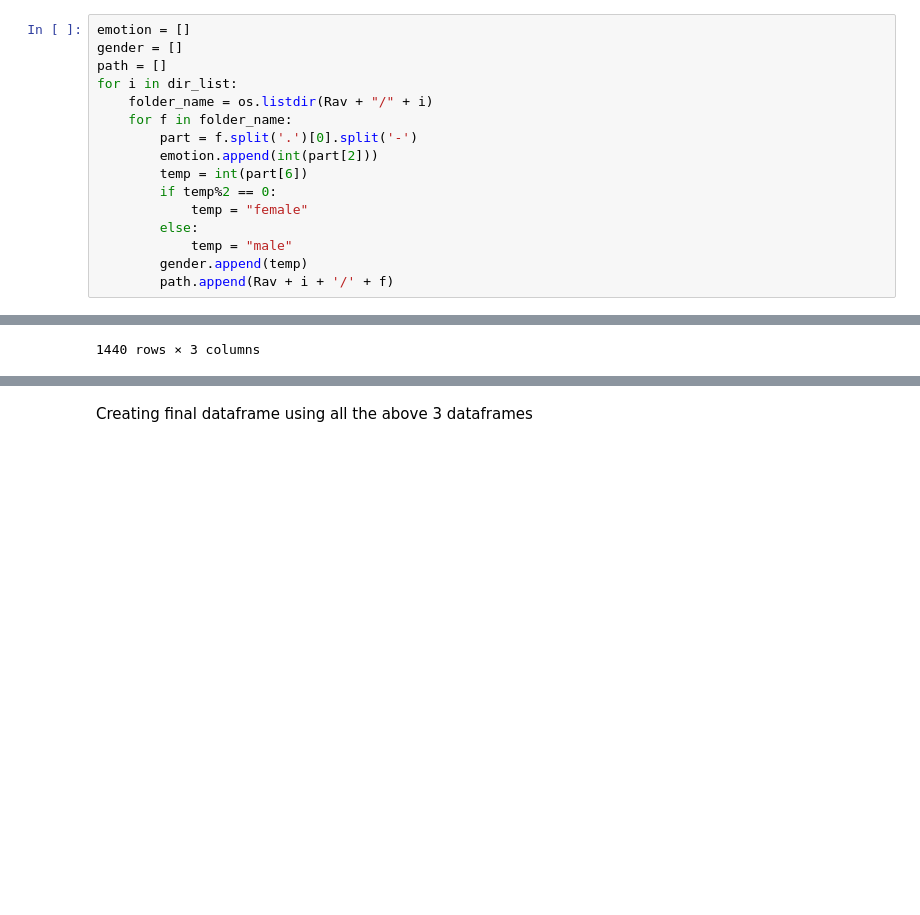
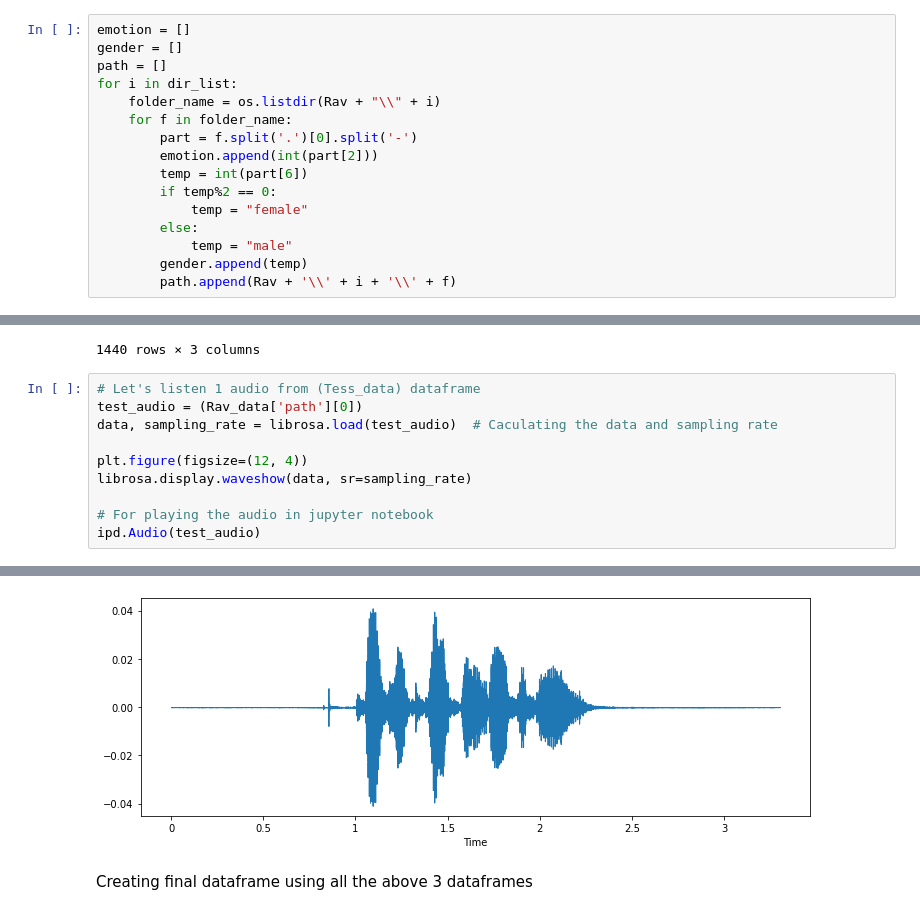
Before and after one commit to SinghYuvraj01/Speech-emotion-Recoginition, a Jupyter notebook: Project_Code.ipynb, the cells around one changed output, grey strips where cells are left out. Drawn from its saved outputs; the diff is of its cells as text; blank space fills up the shorter version.

```diff
--- a/Project_Code.ipynb
+++ b/Project_Code.ipynb
@@ -179,7 +216,7 @@ emotion = []
 gender = []
 path = []
 for i in dir_list:
-    folder_name = os.listdir(Rav + "/" + i)
+    folder_name = os.listdir(Rav + "\\" + i)
     for f in folder_name:
         part = f.split('.')[0].split('-')
         emotion.append(int(part[2]))
@@ -189,7 +226,7 @@ for i in dir_list:
         else:
             temp = "male"
         gender.append(temp)
-        path.append(Rav + i + '/' + f)
+        path.append(Rav + '\\' + i + '\\' + f)
 # %%
 # Now we will create dataframe of the lists
 Rav_emotions = pd.DataFrame(emotion)
@@ -228,3 +265,14 @@ Rav_data
 | 1438 | female_surprise | Ravdess | C:\Users\YUVRAJ\Desktop\Machine L... |
 | 1439 | female_surprise | Ravdess | C:\Users\YUVRAJ\Desktop\Machine L... |
 1440 rows × 3 columns
+# %%
+# Let's listen 1 audio from (Tess_data) dataframe
+test_audio = (Rav_data['path'][0])
+data, sampling_rate = librosa.load(test_audio)  # Caculating the data and sampling rate
+
+plt.figure(figsize=(12, 4))
+librosa.display.waveshow(data, sr=sampling_rate)
+
+# For playing the audio in jupyter notebook
+ipd.Audio(test_audio)
+# %% [output]
@@ -231,3 +280,4 @@ Rav_data
+[figure, added]
 # %% [markdown]
 Creating final dataframe using all the above 3 dataframes
 # %%
```
Also changed, not shown: parts of 9 cells of this notebook.
